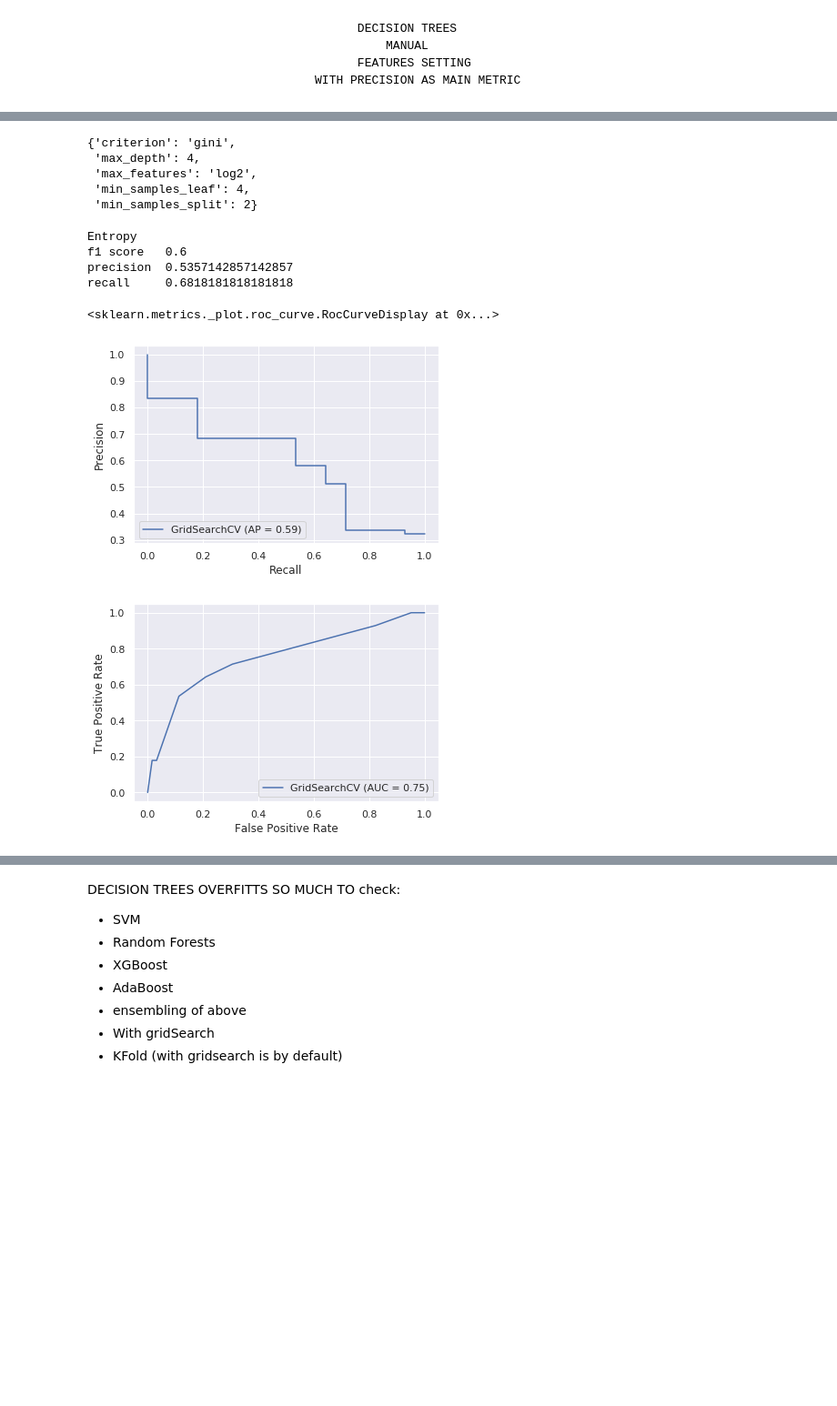
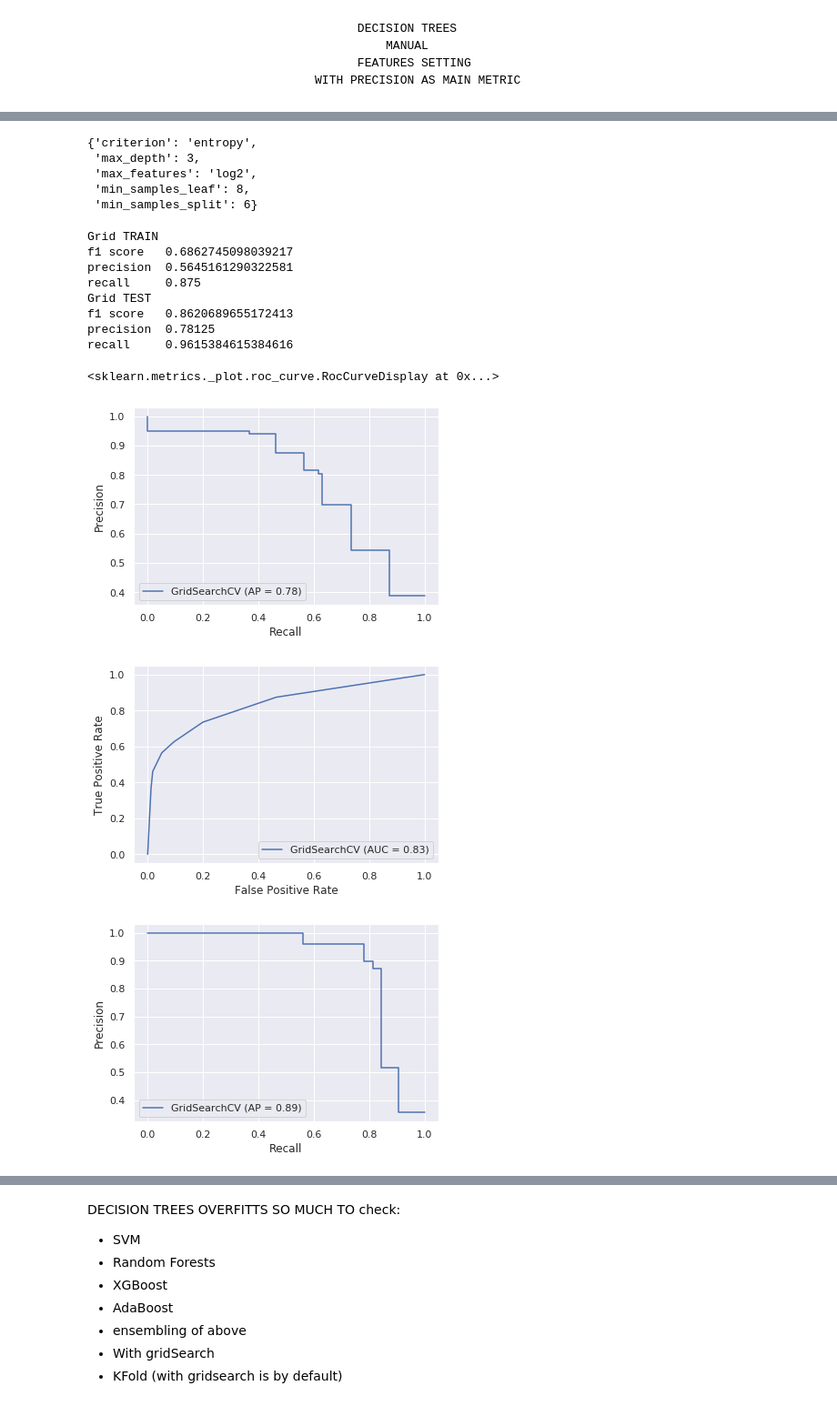
Before and after one commit to marcinczelej/Machine-learning, a Jupyter notebook: titanic_DecisionTree.ipynb, the cells around one changed output, grey strips where cells are left out. Shown: that part at 91% size. Drawn from its saved outputs; the diff is of its cells as text; code cells hidden in the pictures; blank space fills up the shorter version.

```diff
--- a/titanic_DecisionTree.ipynb
+++ b/titanic_DecisionTree.ipynb
@@ -375,7 +405,7 @@ grid_parameters = {'max_depth':[2, 3,4,5,6,7,8,9,10],
                    'criterion':['gini', 'entropy']}
 # %%
 decision_tree = DecisionTreeClassifier()
-grid_DT = GridSearchCV(decision_tree, param_grid=grid_parameters, verbose=1)
+grid_DT = GridSearchCV(decision_tree, param_grid=grid_parameters, verbose=1, n_jobs=-1)
 grid_DT.fit(X_train, y_train)
 # %% [output]
 Fitting 5 folds for each of 2160 candidates, totalling 10800 fits
@@ -439,7 +492,8 @@ grid_DT_scorer = GridSearchCV(decision_tree,
                               scoring=scores,
                               refit='Precision',
                               return_train_score=True,
-                              verbose=1)
+                              verbose=1,
+                              n_jobs=-1)
 grid_DT_scorer.fit(X_train, y_train)
 # %% [output]
 Fitting 5 folds for each of 2160 candidates, totalling 10800 fits
@@ -465,25 +528,39 @@ GridSearchCV(cv=None, error_score=nan,
 # %%
 best_params = grid_DT_scorer.best_params_
 display(best_params)
 
+predictions = grid_DT_scorer.predict(X_train)
+
+print("Grid TRAIN")
+print("f1 score  ", f1_score(predictions, y_train))
+print("precision ", precision_score(predictions, y_train))
+print("recall    ", recall_score(predictions, y_train))
+plot_precision_recall_curve(grid_DT_scorer, X_train, y_train)
+plot_roc_curve(grid_DT_scorer, X_train, y_train)
+
 predictions = grid_DT_scorer.predict(X_test)
 
-print("Entropy")
+print("Grid TEST")
 print("f1 score  ", f1_score(predictions, y_test))
 print("precision ", precision_score(predictions, y_test))
 print("recall    ", recall_score(predictions, y_test))
 plot_precision_recall_curve(grid_DT_scorer, X_test, y_test)
 plot_roc_curve(grid_DT_scorer, X_test, y_test)
 # %% [output]
-{'criterion': 'gini',
- 'max_depth': 4,
+{'criterion': 'entropy',
+ 'max_depth': 3,
  'max_features': 'log2',
- 'min_samples_leaf': 4,
- 'min_samples_split': 2}
+ 'min_samples_leaf': 8,
+ 'min_samples_split': 6}
-Entropy
-f1 score   0.6
-precision  0.5357142857142857
-recall     0.6818181818181818
+Grid TRAIN
+f1 score   0.6862745098039217
+precision  0.5645161290322581
+recall     0.875
+Grid TEST
+f1 score   0.8620689655172413
+precision  0.78125
+recall     0.9615384615384616
 <sklearn.metrics._plot.roc_curve.RocCurveDisplay at 0x...>
-[figure, old version]
+[figure, new version]
-[figure, old version]
+[figure, new version]
+[figure, added]
```
Also changed, not shown: parts of 11 cells of this notebook.
